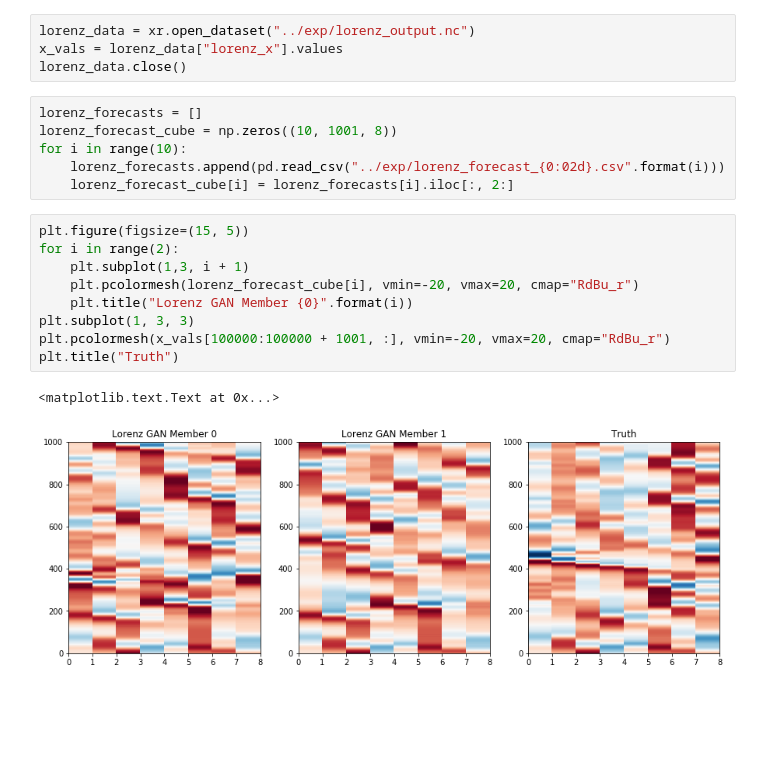
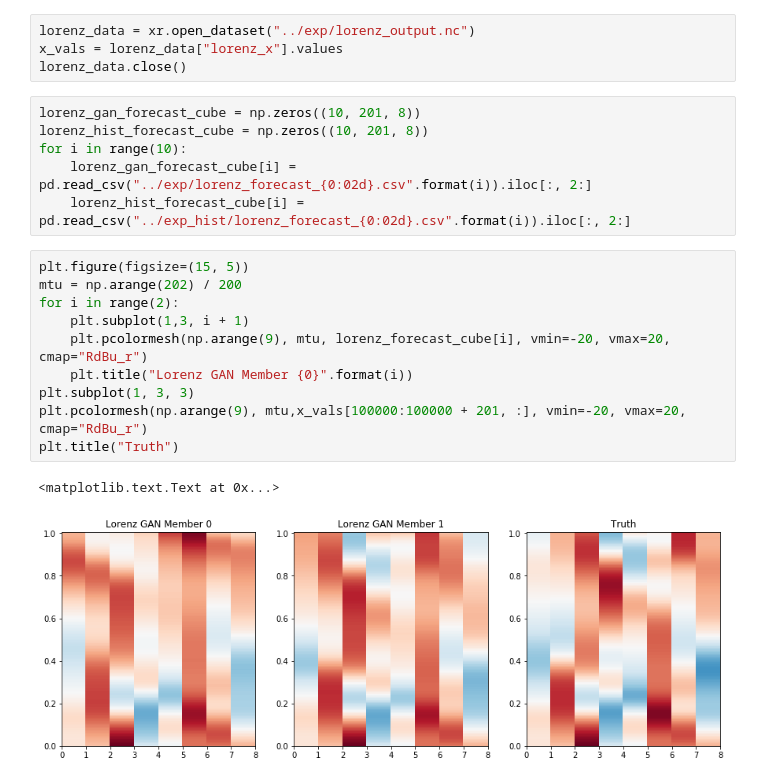
Before and after one commit to djgagne/lorenz_gan, a Jupyter notebook: notebooks/lorenz_gan_eval.ipynb, the cells around one changed output. Cells and saved outputs as stored; diff of their text form; blank space fills up the shorter version.

```diff
--- a/notebooks/lorenz_gan_eval.ipynb
+++ b/notebooks/lorenz_gan_eval.ipynb
@@ -284,20 +284,21 @@ lorenz_data = xr.open_dataset("../exp/lorenz_output.nc")
 x_vals = lorenz_data["lorenz_x"].values
 lorenz_data.close()
 # %%
-lorenz_forecasts = []
-lorenz_forecast_cube = np.zeros((10, 1001, 8))
+lorenz_gan_forecast_cube = np.zeros((10, 201, 8))
+lorenz_hist_forecast_cube = np.zeros((10, 201, 8))
 for i in range(10):
-    lorenz_forecasts.append(pd.read_csv("../exp/lorenz_forecast_{0:02d}.csv".format(i)))
-    lorenz_forecast_cube[i] = lorenz_forecasts[i].iloc[:, 2:]
+    lorenz_gan_forecast_cube[i] = pd.read_csv("../exp/lorenz_forecast_{0:02d}.csv".format(i)).iloc[:, 2:]
+    lorenz_hist_forecast_cube[i] = pd.read_csv("../exp_hist/lorenz_forecast_{0:02d}.csv".format(i)).iloc[:, 2:]
 # %%
 plt.figure(figsize=(15, 5))
+mtu = np.arange(202) / 200
 for i in range(2):
     plt.subplot(1,3, i + 1)
-    plt.pcolormesh(lorenz_forecast_cube[i], vmin=-20, vmax=20, cmap="RdBu_r")
+    plt.pcolormesh(np.arange(9), mtu, lorenz_forecast_cube[i], vmin=-20, vmax=20, cmap="RdBu_r")
     plt.title("Lorenz GAN Member {0}".format(i))
 plt.subplot(1, 3, 3)
-plt.pcolormesh(x_vals[100000:100000 + 1001, :], vmin=-20, vmax=20, cmap="RdBu_r")
+plt.pcolormesh(np.arange(9), mtu,x_vals[100000:100000 + 201, :], vmin=-20, vmax=20, cmap="RdBu_r")
 plt.title("Truth")
 # %% [output]
 <matplotlib.text.Text at 0x...>
-[figure, old version]
+[figure, new version]
```
Also changed, not shown: parts of 14 cells of this notebook, 2 other files.
